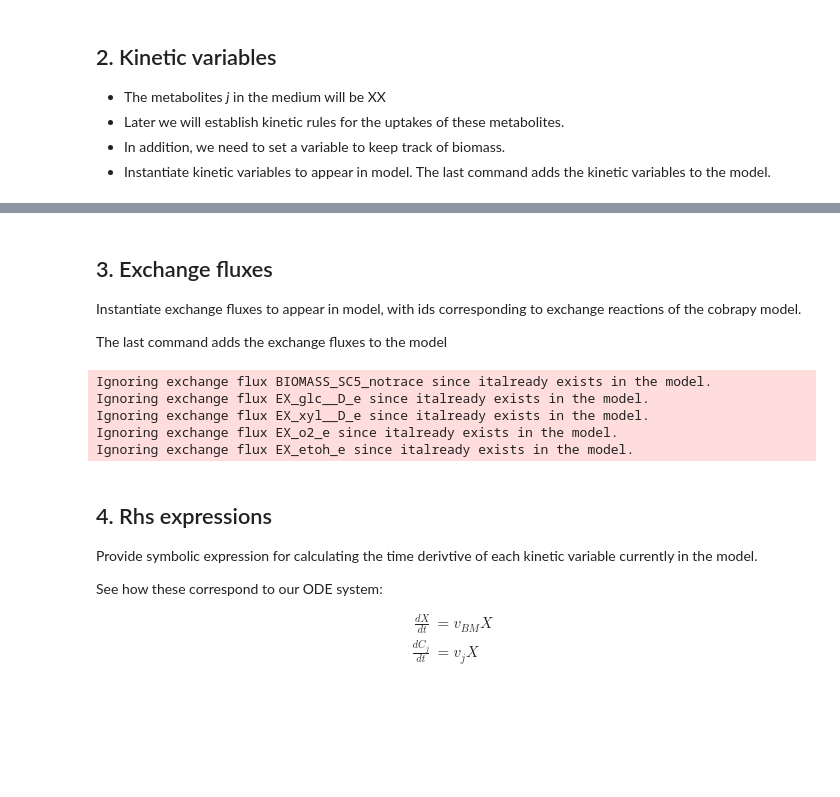
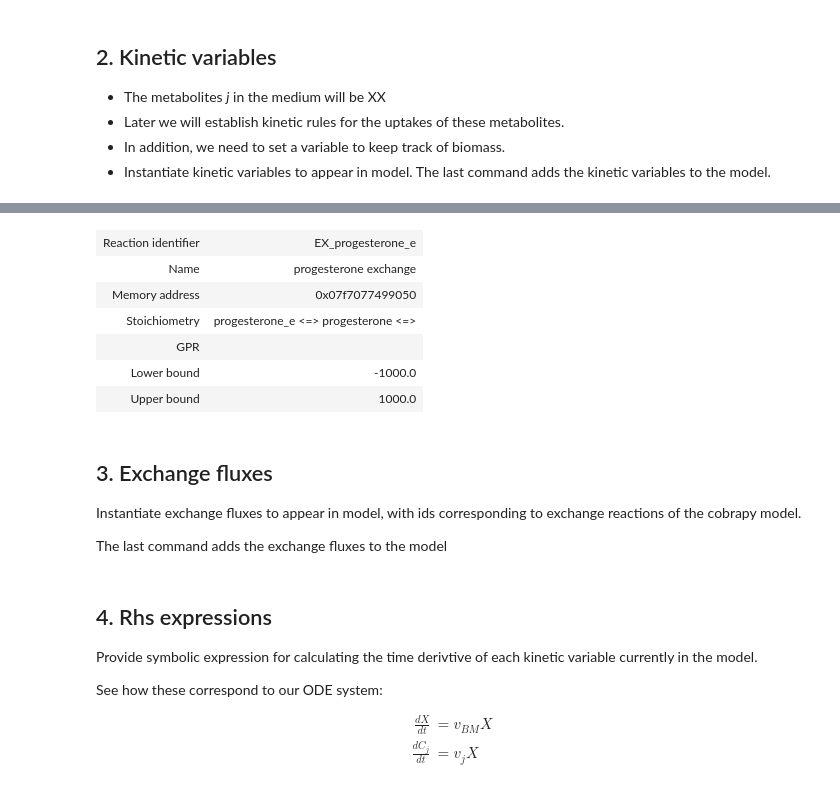
Before and after one commit to 27410/27410-group-assigment-group_3, a Jupyter notebook: misc/Bertram/Test_DFBA.ipynb, the cells around one changed output, grey strips where cells are left out. Saved outputs shown, nothing was run; the diff lists cells and outputs as text; code cells hidden in the pictures; blank space fills up the shorter version.

```diff
--- a/misc/Bertram/Test_DFBA.ipynb
+++ b/misc/Bertram/Test_DFBA.ipynb
@@ -38,0 +41,12 @@ Loading ../../models/iMM904_progesterone_fixed.xml
+# %%
+progesterone_e = Metabolite(
+    'progesterone_e',
+    formula='C11H21N2O7PRS',
+    name='progesterone',
+    compartment='e')
+
+fba_model.add_metabolites(progesterone_e)
+# %%
+fba_model.add_boundary(fba_model.metabolites.get_by_id('progesterone_e'), type='exchange')
+fba_model.objective = fba_model.reactions.R02216
+fba_model.optimize().objective_value
@@ -39,3 +76,6 @@ Loading ../../models/iMM904_progesterone_fixed.xml
+# %%
+fba_model.solver = "cpex"
+dfba_model = DfbaModel(fba_model)
 # %% [markdown]
 ## 2. Kinetic variables
 
@@ -51,5 +91,6 @@ Gluc = KineticVariable("Glucose")
 Xyl = KineticVariable("Xylose")
 Oxy = KineticVariable("Oxygen")
 Eth = KineticVariable("Ethanol")
+Pro = KineticVariable("Progesterone")
 
-dfba_model.add_kinetic_variables([X, Gluc, Xyl, Oxy, Eth])
+dfba_model.add_kinetic_variables([X, Gluc, Xyl, Oxy, Eth, Pro])
@@ -64,3 +101,13 @@ print(dfba_model.kinetic_variables) #what does this mean.
+# %%
+dfba_model.reactions.EX_progesterone_e
+# %% [output]
+| Reaction identifier | EX_progesterone_e |
+| Name | progesterone exchange |
+| Memory address | 0x07f7077499050 |
+| Stoichiometry | progesterone_e <=> progesterone <=> |
+| GPR |  |
+| Lower bound | -1000.0 |
+| Upper bound | 1000.0 |
 # %% [markdown]
 ## 3. Exchange fluxes
 
@@ -73,13 +120,10 @@ v_G = ExchangeFlux("EX_glc__D_e")
 v_Z = ExchangeFlux("EX_xyl__D_e")
 v_O = ExchangeFlux("EX_o2_e")
 v_E = ExchangeFlux("EX_etoh_e")
+v_P = ExchangeFlux("EX_progesterone_e")
 
-#model.reactions.EX_etoh_e
+#dfba_model.reactions.EX_progesterone_e
+#dfba_model.reactions.EX_glc__D_e
+#dfba_model.reactions.DM_progesterone_c
 
-dfba_model.add_exchange_fluxes([mu, v_G, v_Z, v_O, v_E])
+dfba_model.add_exchange_fluxes([mu, v_G, v_Z, v_O, v_E, v_P])
-# %% [output]
-Ignoring exchange flux BIOMASS_SC5_notrace since italready exists in the model.
-Ignoring exchange flux EX_glc__D_e since italready exists in the model.
-Ignoring exchange flux EX_xyl__D_e since italready exists in the model.
-Ignoring exchange flux EX_o2_e since italready exists in the model.
-Ignoring exchange flux EX_etoh_e since italready exists in the model.
```
Also changed, not shown: parts of 23 cells of this notebook.
